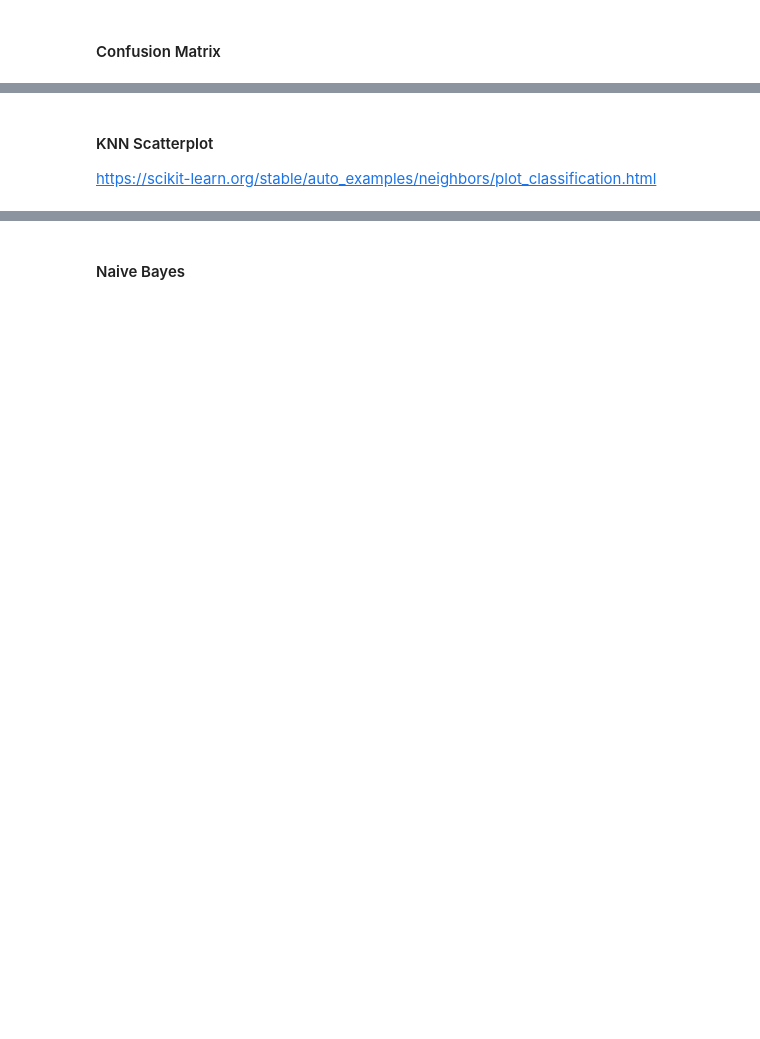
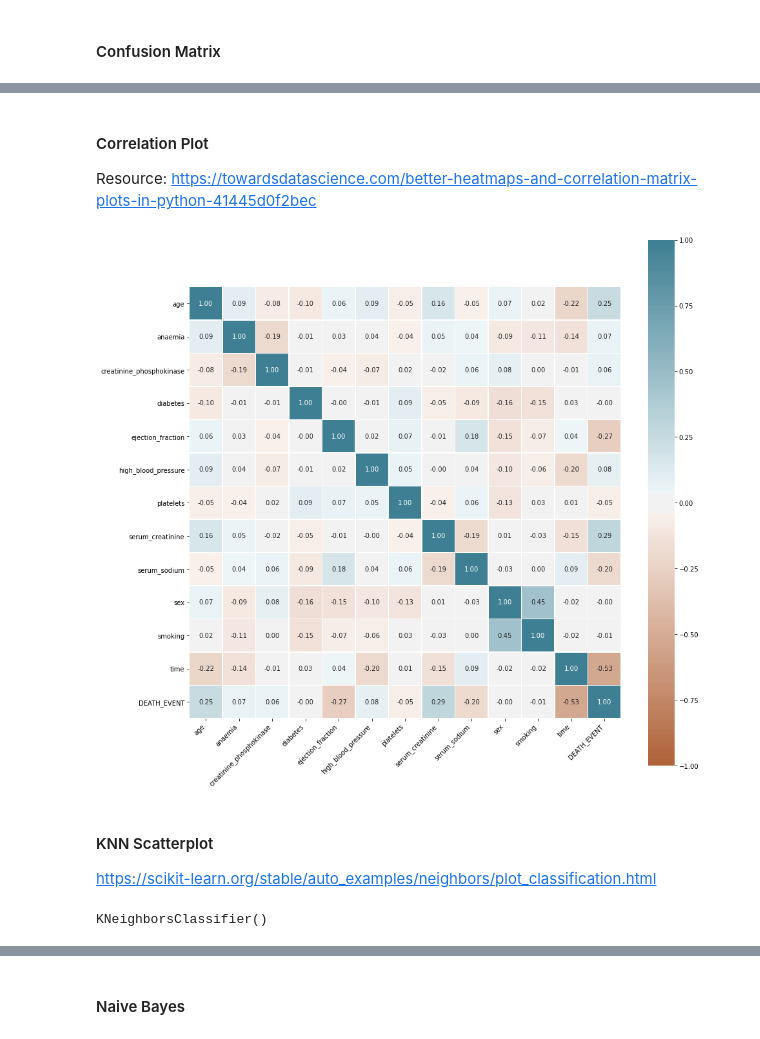
Before and after one commit to SinounPhoung/BIOL-672, a Jupyter notebook: Phoung_Sinoun_Unit2.ipynb, the cells around one changed output, grey strips where cells are left out. Cells and saved outputs as stored; diff of their text form; code cells hidden in the pictures; blank space fills up the shorter version.

```diff
--- a/Phoung_Sinoun_Unit2.ipynb
+++ b/Phoung_Sinoun_Unit2.ipynb
@@ -44,6 +45,8 @@ heart_failure.head()
 | 2 | 65.0 | 0 | 146 | 0 | 20 | 0 | 162000.00 | ... |
 | 3 | 50.0 | 1 | 111 | 0 | 20 | 0 | 210000.00 | ... |
 | 4 | 65.0 | 1 | 160 | 1 | 20 | 0 | 327000.00 | ... |
+# %%
+heart_failure["DEATH_EVENT"] = heart_failure["DEATH_EVENT"].astype('bool')
 # %% [markdown]
 #### Shuffle Data
 https://www.geeksforgeeks.org/pandas-how-to-shuffle-a-dataframe-rows/?ref=rp
@@ -158,3 +158,22 @@ plt.show()
+# %% [markdown]
+#### Correlation Plot
+Resource: https://towardsdatascience.com/better-heatmaps-and-correlation-matrix-plots-in-python-41445d0f2bec
+# %%
+correlation = heart_failure.corr()
+
+fig, ax = plt.subplots(figsize=(15, 15))
+
+ax = sns.heatmap(
+    correlation,
+    vmin=-1, vmax=1, center=0,
+    cmap=sns.diverging_palette(30, 220, n=200),
+    square=True, annot=True,linewidths=0.5,fmt=".2f")
+ax.set_xticklabels(
+    ax.get_xticklabels(),
+    rotation=45,
+    horizontalalignment='right');
+# %% [output]
+[figure, added]
 # %% [markdown]
 #### KNN Scatterplot
 https://scikit-learn.org/stable/auto_examples/neighbors/plot_classification.html
@@ -160,0 +191,6 @@ https://scikit-learn.org/stable/auto_examples/neighbors/plot_classification.html
+# %%
+from sklearn.neighbors import KNeighborsClassifier
+classifier = KNeighborsClassifier(n_neighbors = 5, metric = 'minkowski', p = 2)
+classifier.fit(X_train, y_train)
+# %% [output]
+KNeighborsClassifier()
```
Also changed, not shown: parts of 48 cells of this notebook.
